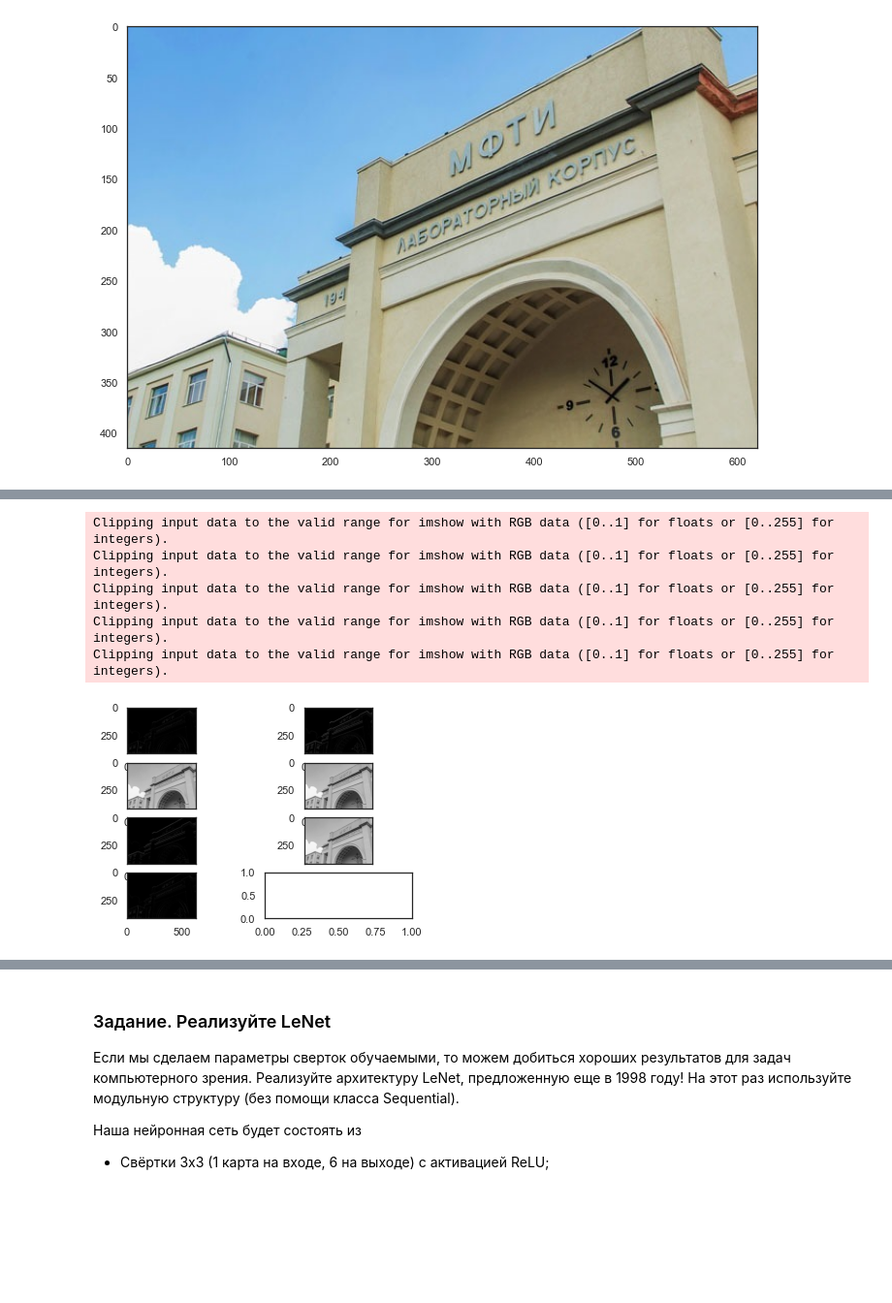
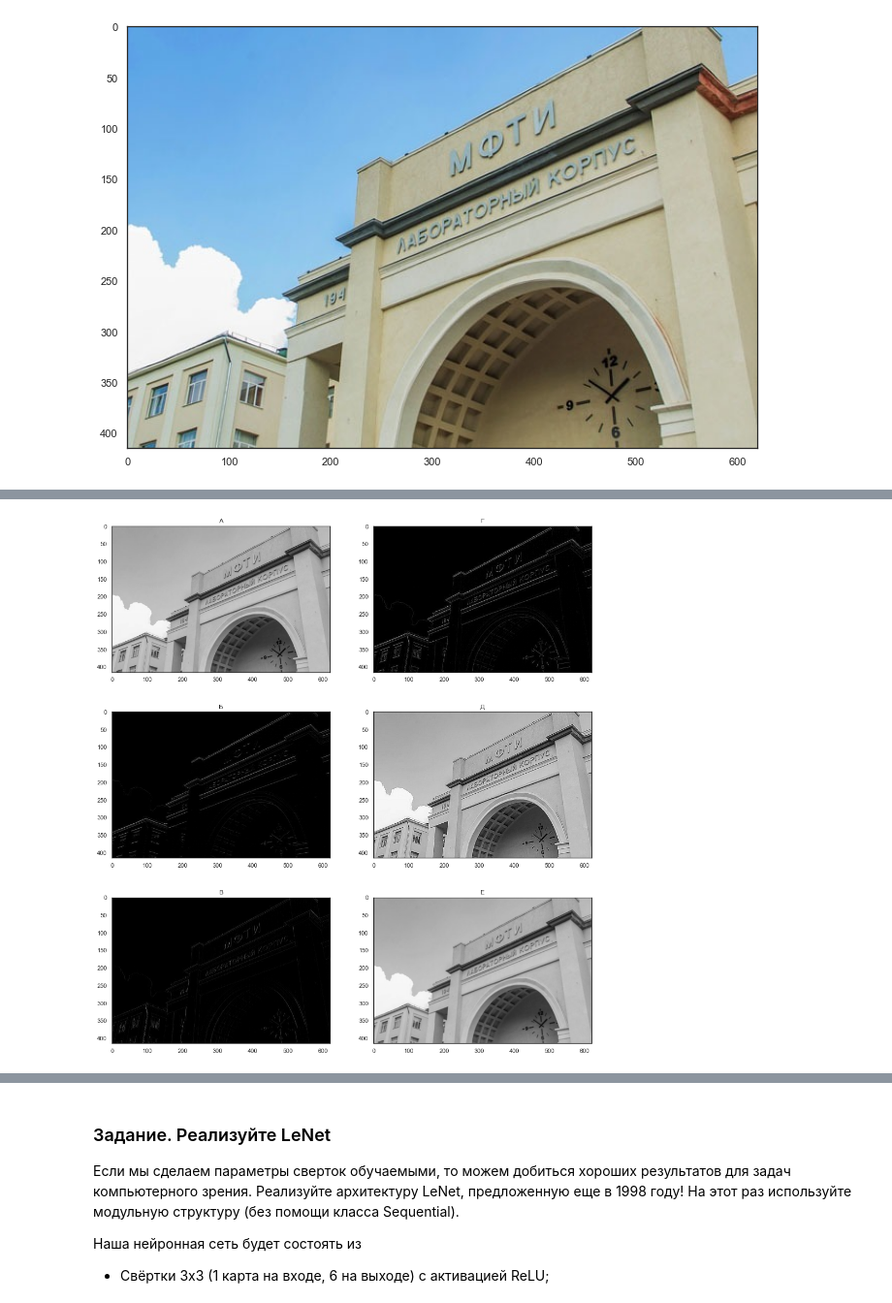
Before and after one commit to Felecort/DLS-Rush, a Jupyter notebook: DLS/11_homework/[homework]dense_and_convolutional_nn.ipynb, the cells around one changed output, grey strips where cells are left out. Shown at 97% size. Cells and saved outputs as stored; diff of their text form; code cells hidden in the pictures; blank space fills up the shorter version.

```diff
--- a/DLS/11_homework/[homework]dense_and_convolutional_nn.ipynb
+++ b/DLS/11_homework/[homework]dense_and_convolutional_nn.ipynb
@@ -7,12 +7,15 @@
 
 В этом занятии вам предстоит потренироваться построению нейронных сетей с помощью библиотеки Pytorch. Делать мы это будем на нескольких датасетах.
 # %%
+# Модуль для красивых лоадбаров
+from tqdm import tqdm
+# Очистка вывода (варнингов и т п)
+from IPython.display import clear_output
+
 import numpy as np
-
 import seaborn as sns
+import os
 from matplotlib import pyplot as plt
-from tqdm import tqdm
-import os
 
 from sklearn.datasets import make_moons
 from sklearn.model_selection import train_test_split
@@ -24,9 +27,6 @@ from torch import nn
 from torch.nn import functional as F
 from torchvision.datasets import MNIST
 from torch.utils.data import TensorDataset, DataLoader
-
-
-sns.set(style="darkgrid", font_scale=1.4)
 # %% [markdown]
 # Часть 1. Датасет moons
 
@@ -501,11 +500,6 @@ img_t = nn.ReflectionPad2d(1)(img_t)  # Pad Image for same output size
 result = F.conv2d(img_t, kernel)[0]  #
 # %%
 kernels = [
-    [
-        [0, 0, 0],
-        [1, -2, 1],
-        [0, 0, 0]
-    ],
     [
         [0, 0, 0],
         [0, 1, 0],
@@ -540,26 +534,27 @@ kernels = [
 # %%
 img_t = torch.from_numpy(RGB_img).type(torch.float32).unsqueeze(0)
 img_t = img_t.permute(0, 3, 1, 2)  # [BS, H, W, C] -> [BS, C, H, W]
 img_t = nn.ReflectionPad2d(1)(img_t)  # Pad Image for same output size
-fig, ax = plt.subplots(4, 2)
+letter = ord("А")
+fig, ax = plt.subplots(3, 2)
+fig.set_size_inches(16, 18)
 for i, kernel in enumerate(kernels):
     kernel = torch.tensor(kernel).reshape(1, 1, 3, 3).type(torch.float32).repeat(3, 3, 1, 1)
     result = F.conv2d(img_t, kernel)[0]  #
 
-    result_np = result.permute(1, 2, 0).numpy() / 256 / 3
+    result_np = result.permute(1, 2, 0).numpy() / 255 / 3
 
-    nrows = i % 4
-    ncols = i // 4
+    nrows = i % 3
+    ncols = i // 3
+    ax[nrows, ncols].set_title(chr(letter + i))
     ax[nrows, ncols].imshow(result_np)
 
+
+
+clear_output()
 plt.show()
 # %% [output]
-Clipping input data to the valid range for imshow with RGB data ([0..1] for floats or [0..255] for integers).
-Clipping input data to the valid range for imshow with RGB data ([0..1] for floats or [0..255] for integers).
-Clipping input data to the valid range for imshow with RGB data ([0..1] for floats or [0..255] for integers).
-Clipping input data to the valid range for imshow with RGB data ([0..1] for floats or [0..255] for integers).
-Clipping input data to the valid range for imshow with RGB data ([0..1] for floats or [0..255] for integers).
-[figure, old version]
+[figure, new version]
 # %% [markdown]
 **Вопрос 5.** Как можно описать действия ядер, приведенных выше? Сопоставьте для каждой буквы число.
 
```
Also changed, not shown: parts of 26 cells of this notebook.
